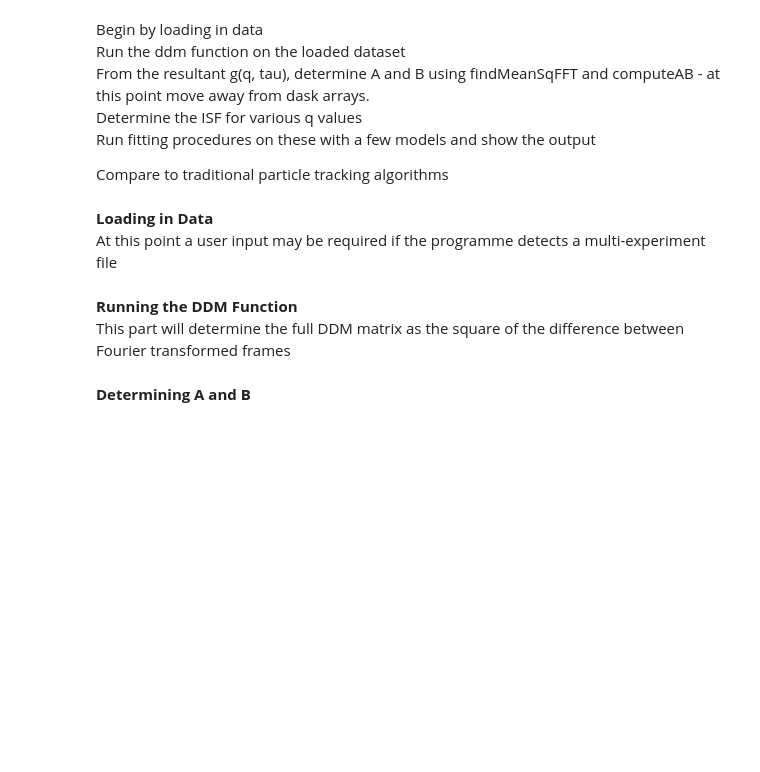
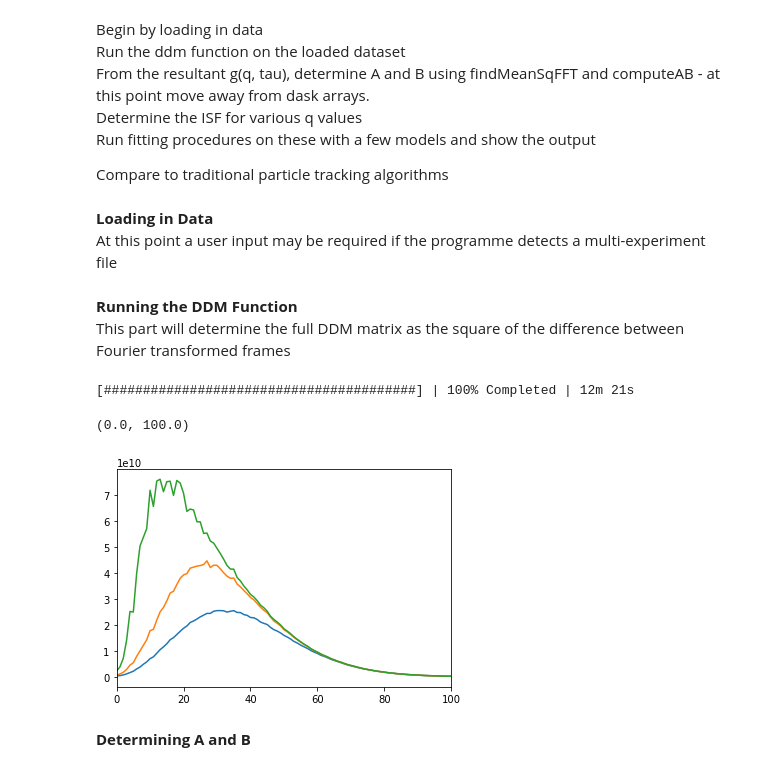
Before and after one commit to koenderinklab/OpenDDM, a Jupyter notebook: tutorial/ddm_example.ipynb, the cells around one changed output. Cells and saved outputs as stored; diff of their text form; code cells hidden in the pictures; blank space fills up the shorter version.

```diff
--- a/tutorial/ddm_example.ipynb
+++ b/tutorial/ddm_example.ipynb
@@ -18,6 +18,6 @@ Compare to traditional particle tracking algorithms
 **Loading in Data**<br/>
 At this point a user input may be required if the programme detects a multi-experiment file
 # %%
-filename = '../data/test_dataset.tif'
-
-ddmData = read_file(filename)
+data_file = '../data/test_dataset_drift.tif'
+output_file = "../data/test_dataset_drift_matrix.txt"
+ddmData = read_file(data_file)
@@ -27,5 +25,5 @@ ddmData.data
 **Running the DDM Function**<br/>
 This part will determine the full DDM matrix as the square of the difference between Fourier transformed frames
 # %%
-ddmData = ddmData.data[0:500,:,:]
-ddmData = np.asarray(ddmData)
+# ddmData = ddmData.data[0:500,:,:]
+# ddmData = np.asarray(ddmData)
@@ -45,0 +30,4 @@ ddmMatrix = np.asarray(ddmMatrix)
+# %%
+ddmMatrix = ddm_numpy(ddmData)
+# %% [output]
+[########################################] | 100% Completed | 12m 21s
@@ -46,8 +40,11 @@ ddmMatrix = np.asarray(ddmMatrix)
 # %%
-pl.plot(ddmMatrix[10,:])
-pl.plot(ddmMatrix[25,:])
-pl.plot(ddmMatrix[49,:])
-pl.xlim(0, 80)
+plt.plot(ddmMatrix[10,:])
+plt.plot(ddmMatrix[25,:])
+plt.plot(ddmMatrix[100,:])
+plt.xlim(0, 100)
+# %% [output]
+(0.0, 100.0)
+[figure, added]
 # %% [markdown]
 **Determining A and B**
 # %%
```
Also changed, not shown: parts of 14 cells of this notebook.
